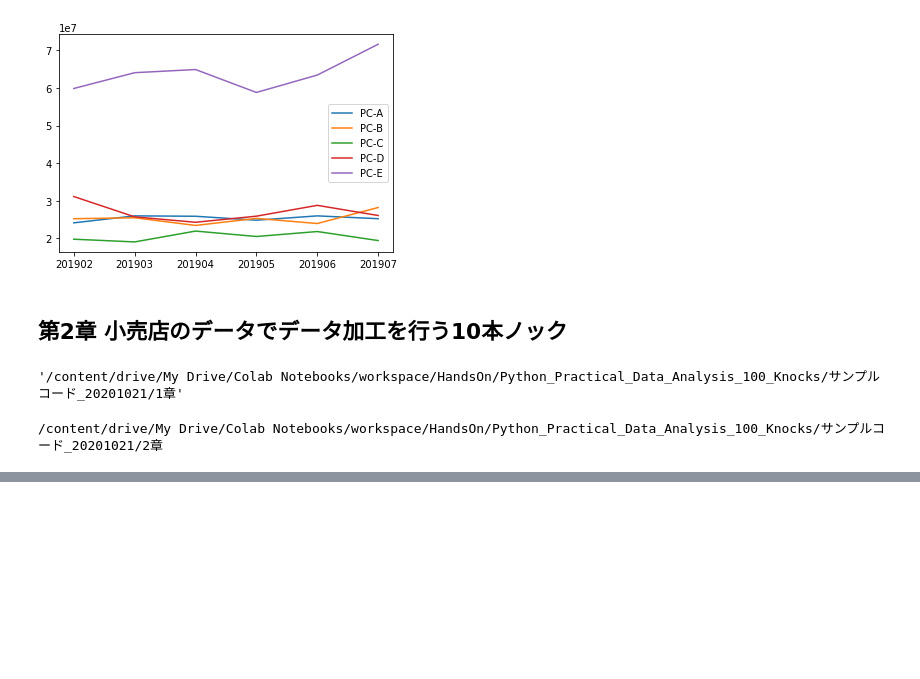
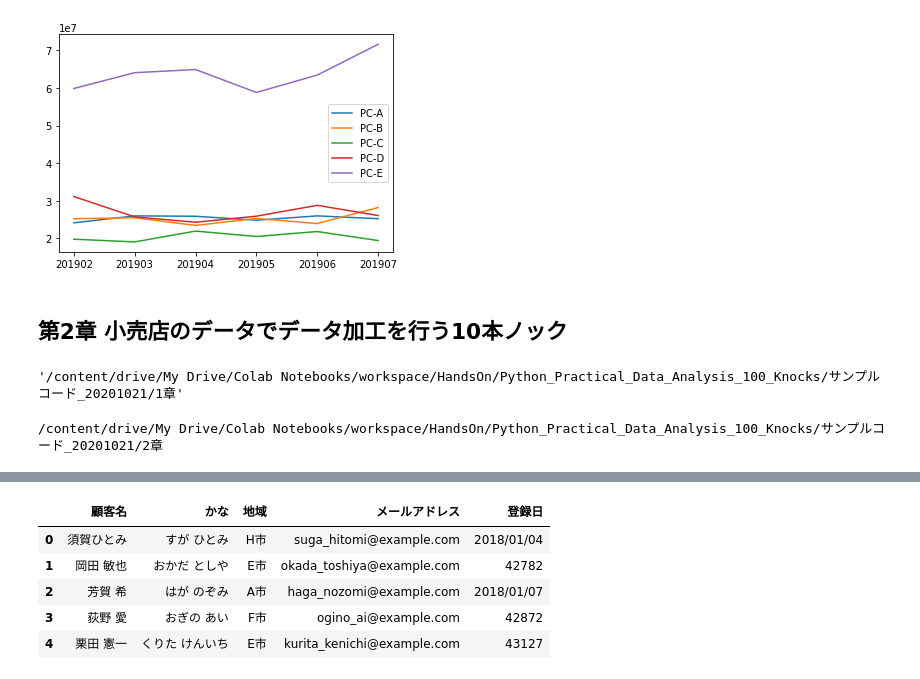
Before and after one commit to matsunori39/Python_Practical_Data_Analysis_100_Knocks, a Jupyter notebook: Python_Practical_Data_Analysis_100_Knocks.ipynb, the cells around one changed output, grey strips where cells are left out. Drawn from its saved outputs; the diff is of its cells as text; code cells hidden in the pictures; blank space fills up the shorter version.

```diff
--- a/Python_Practical_Data_Analysis_100_Knocks.ipynb
+++ b/Python_Practical_Data_Analysis_100_Knocks.ipynb
@@ -311,0 +325,10 @@ cd ../2章
+# %%
+kokyaku_data = pd.read_excel("kokyaku_daicho.xlsx")
+kokyaku_data.head()
+# %% [output]
+|  | 顧客名 | かな | 地域 | メールアドレス | 登録日 |
+| 0 | 須賀ひとみ | すが ひとみ | H市 | suga_hitomi@example.com | 2018/01/04 |
+| 1 | 岡田 敏也 | おかだ としや | E市 | okada_toshiya@example.com | 42782 |
+| 2 | 芳賀 希 | はが のぞみ | A市 | haga_nozomi@example.com | 2018/01/07 |
+| 3 | 荻野 愛 | おぎの あい | F市 | ogino_ai@example.com | 42872 |
+| 4 | 栗田 憲一 | くりた けんいち | E市 | kurita_kenichi@example.com | 43127 |
```
Also changed, not shown: parts of 7 cells of this notebook.
